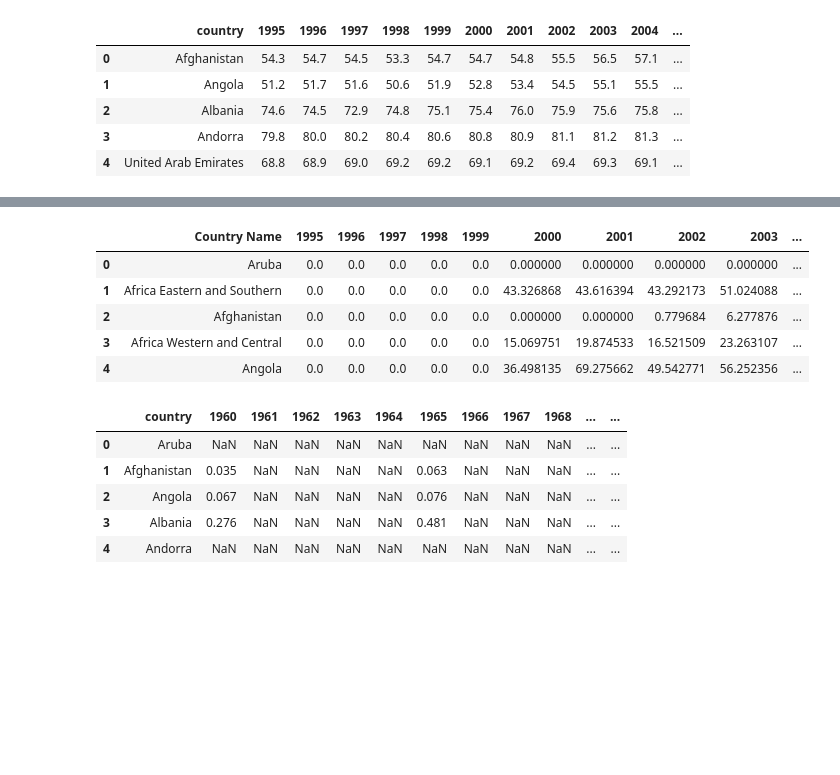
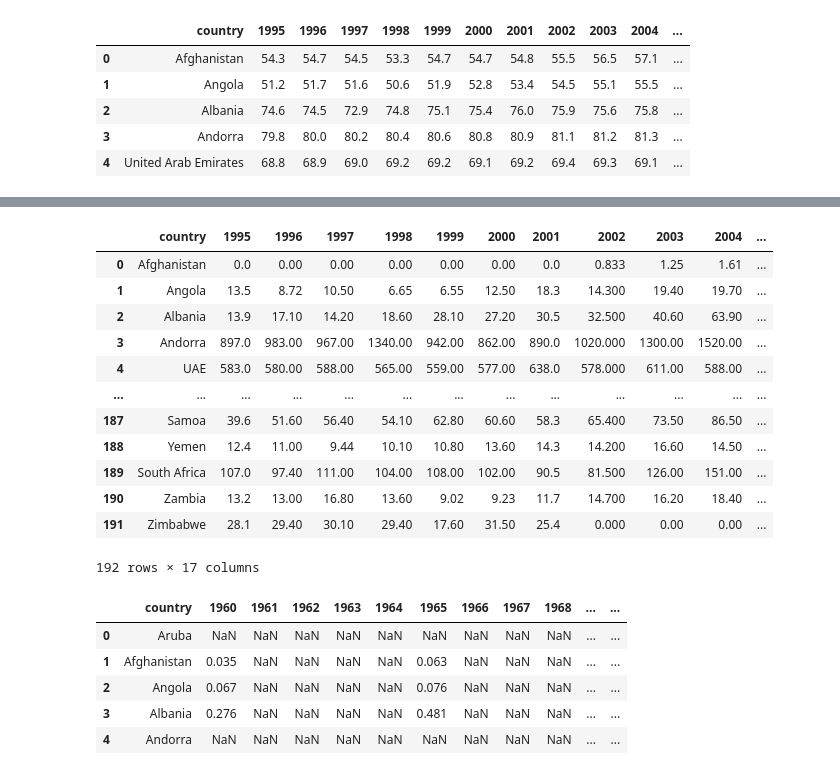
Before and after one commit to rafirahman27/World_Development_Statistics, a Jupyter notebook: code/starter-code.ipynb, the cells around one changed output, grey strips where cells are left out. Saved outputs shown, nothing was run; the diff lists cells and outputs as text; code cells hidden in the pictures; blank space fills up the shorter version.

```diff
--- a/code/starter-code.ipynb
+++ b/code/starter-code.ipynb
@@ -128,7 +105,7 @@ import seaborn as sns
 
 population = pd.read_csv('../data/population.csv')
 life_expect = pd.read_csv('../data/life_expectancy.csv')
-health_aid = pd.read_csv('../data/API_SH.XPD.GHED.PP.CD_DS2_en_csv_v2_5872088.csv')
+health_aid = pd.read_csv('../data/government_health_spending_per_person_us.csv')
 medical_doc = pd.read_csv('../data/medical_doctors_per_1000_people.csv')
 # %% [markdown]
 ## Data Import and Cleaning
@@ -307,13 +240,23 @@ health_aid20 = health_aid20.dropna(subset=health_aid20.columns[1:], how='all')
+# %%
+#dropping anything with less than 2 data points
+health_aid = health_aid.dropna(subset=health_aid.columns[1:], thresh = 2)
 # %%
 #Filling Na with 0 to make easier to compute
-health_aid20 = health_aid20.fillna(0)
-health_aid20.head()
+health_aid = health_aid.fillna(0)
+health_aid
 # %% [output]
-|  | Country Name | 1995 | 1996 | 1997 | 1998 | 1999 | 2000 | 2001 | 2002 | 2003 | ... |
-| 0 | Aruba | 0.0 | 0.0 | 0.0 | 0.0 | 0.0 | 0.000000 | 0.000000 | 0.000000 | 0.000000 | ... |
-| 1 | Africa Eastern and Southern | 0.0 | 0.0 | 0.0 | 0.0 | 0.0 | 43.326868 | 43.616394 | 43.292173 | 51.024088 | ... |
-| 2 | Afghanistan | 0.0 | 0.0 | 0.0 | 0.0 | 0.0 | 0.000000 | 0.000000 | 0.779684 | 6.277876 | ... |
-| 3 | Africa Western and Central | 0.0 | 0.0 | 0.0 | 0.0 | 0.0 | 15.069751 | 19.874533 | 16.521509 | 23.263107 | ... |
-| 4 | Angola | 0.0 | 0.0 | 0.0 | 0.0 | 0.0 | 36.498135 | 69.275662 | 49.542771 | 56.252356 | ... |
+|  | country | 1995 | 1996 | 1997 | 1998 | 1999 | 2000 | 2001 | 2002 | 2003 | 2004 | ... |
+| 0 | Afghanistan | 0.0 | 0.00 | 0.00 | 0.00 | 0.00 | 0.00 | 0.0 | 0.833 | 1.25 | 1.61 | ... |
+| 1 | Angola | 13.5 | 8.72 | 10.50 | 6.65 | 6.55 | 12.50 | 18.3 | 14.300 | 19.40 | 19.70 | ... |
+| 2 | Albania | 13.9 | 17.10 | 14.20 | 18.60 | 28.10 | 27.20 | 30.5 | 32.500 | 40.60 | 63.90 | ... |
+| 3 | Andorra | 897.0 | 983.00 | 967.00 | 1340.00 | 942.00 | 862.00 | 890.0 | 1020.000 | 1300.00 | 1520.00 | ... |
+| 4 | UAE | 583.0 | 580.00 | 588.00 | 565.00 | 559.00 | 577.00 | 638.0 | 578.000 | 611.00 | 588.00 | ... |
+| ... | ... | ... | ... | ... | ... | ... | ... | ... | ... | ... | ... | ... |
+| 187 | Samoa | 39.6 | 51.60 | 56.40 | 54.10 | 62.80 | 60.60 | 58.3 | 65.400 | 73.50 | 86.50 | ... |
+| 188 | Yemen | 12.4 | 11.00 | 9.44 | 10.10 | 10.80 | 13.60 | 14.3 | 14.200 | 16.60 | 14.50 | ... |
+| 189 | South Africa | 107.0 | 97.40 | 111.00 | 104.00 | 108.00 | 102.00 | 90.5 | 81.500 | 126.00 | 151.00 | ... |
+| 190 | Zambia | 13.2 | 13.00 | 16.80 | 13.60 | 9.02 | 9.23 | 11.7 | 14.700 | 16.20 | 18.40 | ... |
+| 191 | Zimbabwe | 28.1 | 29.40 | 30.10 | 29.40 | 17.60 | 31.50 | 25.4 | 0.000 | 0.00 | 0.00 | ... |
+192 rows × 17 columns
 # %%
 #Saving file
```
Also changed, not shown: parts of 70 cells of this notebook, 17 other files.
